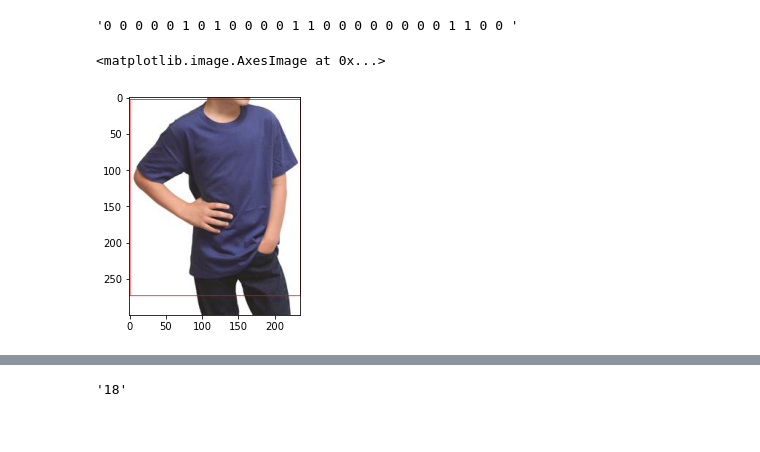
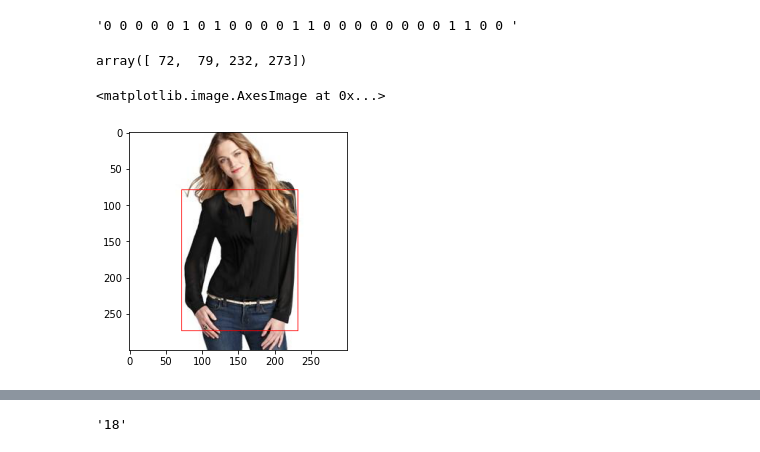
Before and after one commit to fasdgas05/FashionRecognition, a Jupyter notebook: plotting_bounding_box.ipynb, the cells around one changed output, grey strips where cells are left out. Drawn from its saved outputs; the diff is of its cells as text; code cells hidden in the pictures.

```diff
--- a/plotting_bounding_box.ipynb
+++ b/plotting_bounding_box.ipynb
@@ -27,0 +59,3 @@ array([[ 66,  75, 241, 293],
+# %%
+w_p = o_width / width
+h_p = o_height / height
@@ -27,0 +66,7 @@ array([[ 66,  75, 241, 293],
+# %%
+box = np.array(train_bboxs[0])
+# %%
+box[0] *= w_p
+box[1] *= h_p
+box[2] *= w_p
+box[3] *= h_p
@@ -42,7 +91,7 @@ idx
 7960
 # %%
 idx = 843
-i = Image.open(train_list[idx])
+i = Image.open(train_names[0])
 # %%
 train_list[idx]
 # %% [output]
@@ -53,16 +102,20 @@ train_attrs[idx]
 '0 0 0 0 0 1 0 1 0 0 0 0 1 1 0 0 0 0 0 0 0 0 1 1 0 0 '
 # %%
 from PIL import ImageDraw
+# %%
+box
+# %% [output]
+array([ 72,  79, 232, 273])
 # %%
 img1 = ImageDraw.Draw(i)
 
 img1.rectangle(
-    ((train_bbox[idx][0],train_bbox[idx][1]),
-    (train_bbox[idx][2],train_bbox[idx][3])),
+    ((box[0],box[1]),
+    (box[2],box[3])),
     outline=(255, 0, 0)
 )
 
 plt.imshow(i)
 # %% [output]
 <matplotlib.image.AxesImage at 0x...>
-[figure, old version]
+[figure, new version]
```
Also changed, not shown: parts of 25 cells of this notebook, 7 other files.
